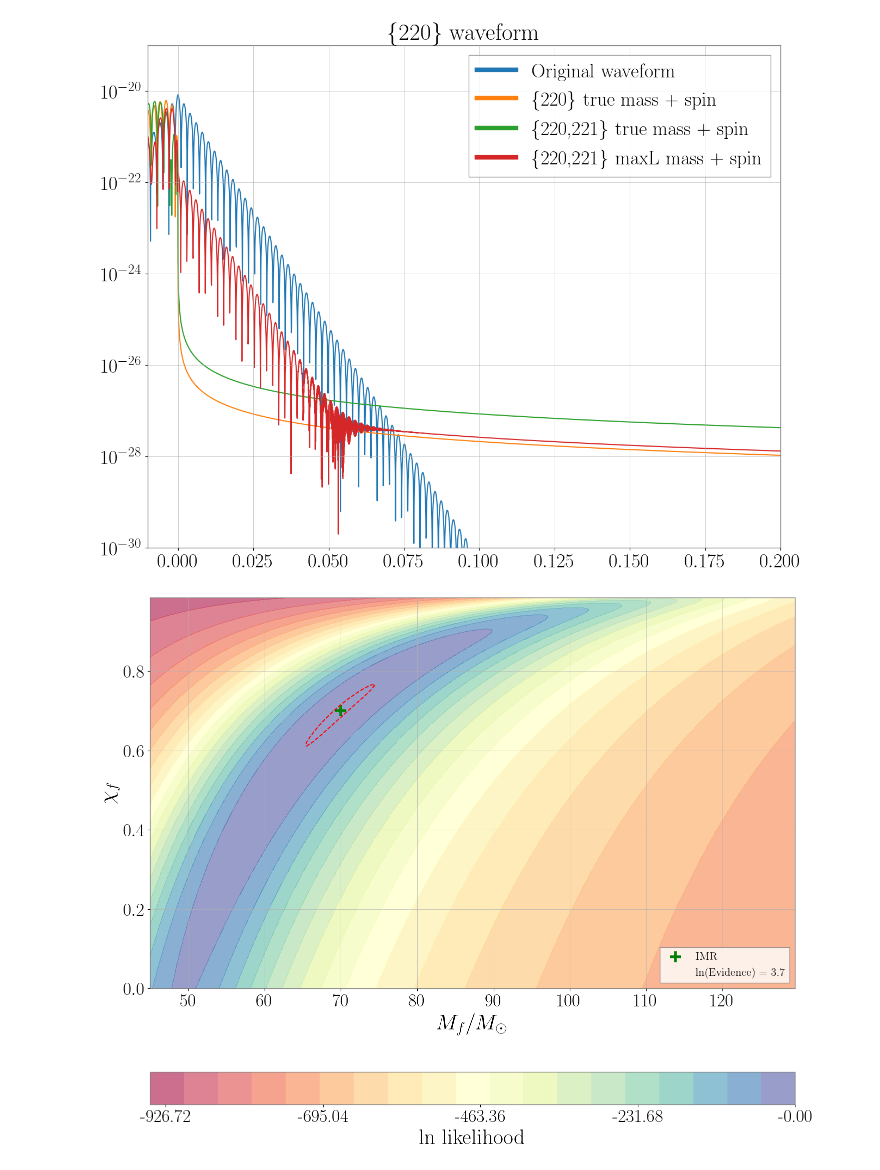
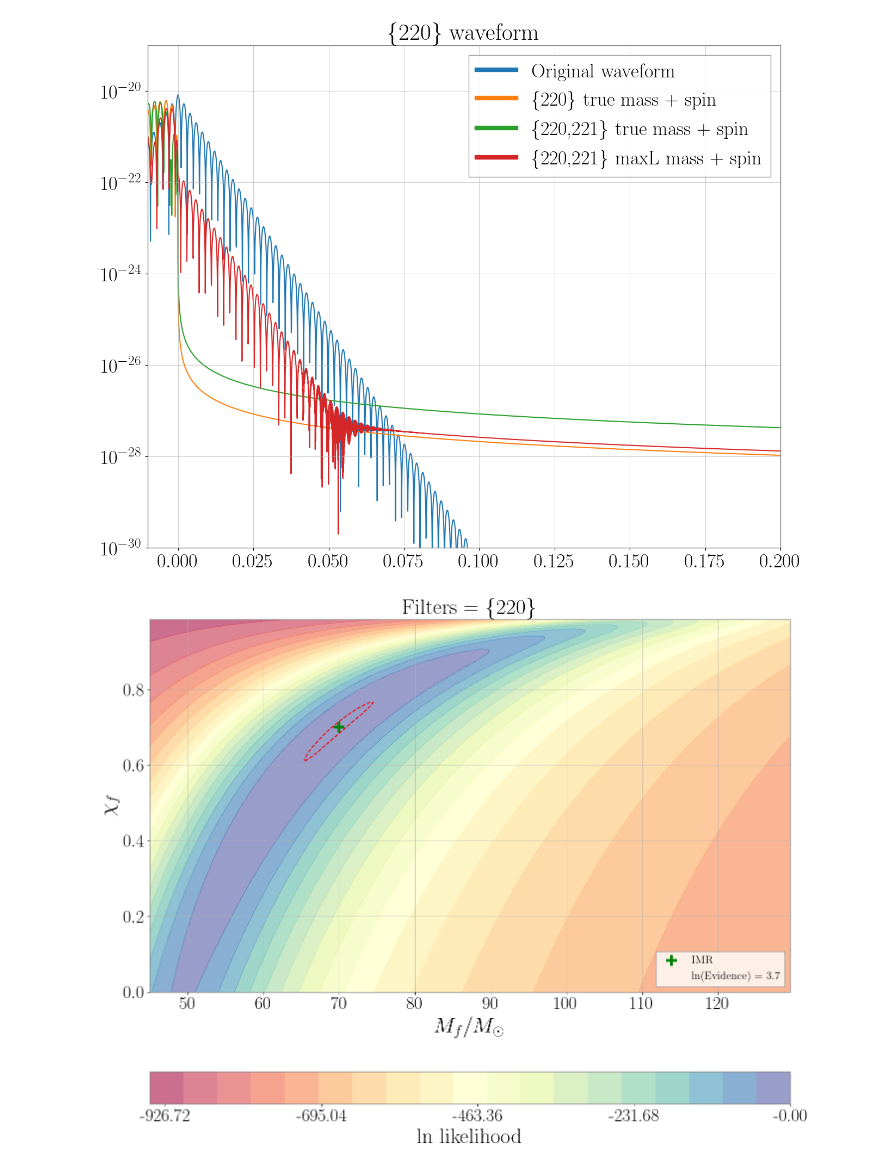
Before and after one commit to Lu-Neil/qnm_filter, a Jupyter notebook: code_demo/review_call/overfiltered_contours.ipynb, the cells around one changed output. Cells and saved outputs as stored; diff of their text form; code cells hidden in the pictures.

```diff
--- a/code_demo/review_call/overfiltered_contours.ipynb
+++ b/code_demo/review_call/overfiltered_contours.ipynb
@@ -282,27 +282,28 @@ pl.title("\{220\} waveform")
 # %%
 pl.rc('figure')
 fig, ax = pl.subplots()
 contours = ax.contourf(mass_grid, chi_grid, likelihood_inj, 20, cmap='Spectral',
                        origin='lower', alpha=0.6, linestyles='--')
 dotted = ax.contour(mass_grid, chi_grid, likelihood_inj, [credible_inj], colors='red',
                     linestyles='--')
 ax.scatter(x=70, y=0.7, s=255, marker='+',
            c='g', linewidths=4, label='IMR')
 ax.plot(np.NaN, np.NaN, '-', color='none',
         label='ln(Evidence) = %.1F' % evidence_inj)
 
 cbar = fig.colorbar(contours, orientation="horizontal",
                     pad=0.15, format='%3.2f')
 cbar.set_label(r'$\ln$ likelihood')
 cbar.set_ticks(np.linspace(np.min(likelihood_inj),
                np.max(likelihood_inj), 5))
 
 pl.legend(loc='lower right', fontsize = 16)
 pl.xlabel(r'$M_f/M_\odot$')
 pl.ylabel(r'$\chi_f$')
+pl.title("Filters = \{220\}")
 pl.tight_layout()
 # %% [output]
-[figure, old version]
+[figure, new version]
 # %%
 pl.rc('figure')
 fig, ax = pl.subplots()
```
Also changed, not shown: parts of 3 cells of this notebook, 10 other files.
